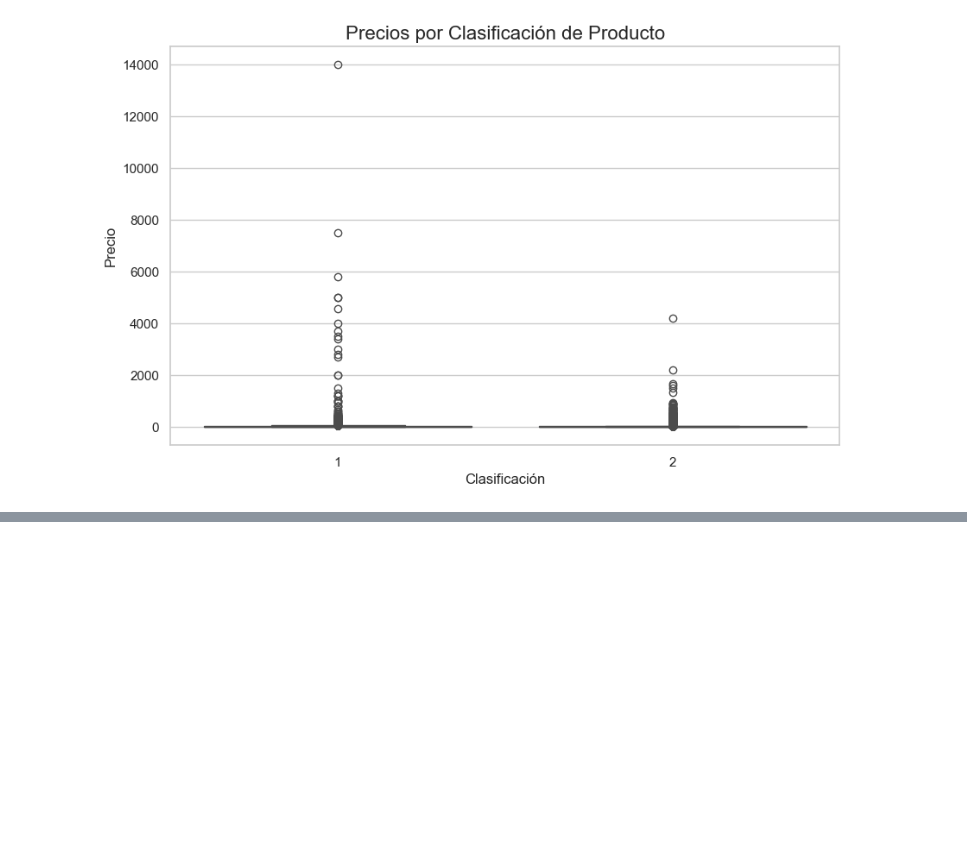
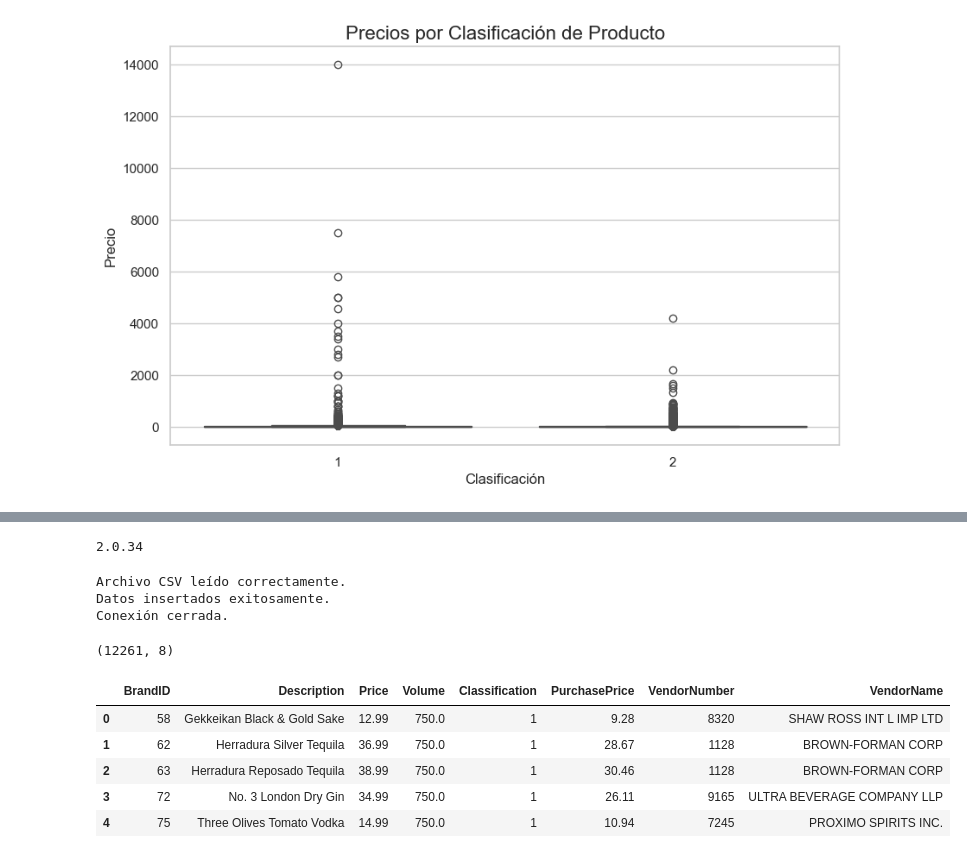
Before and after one commit to AMaximilianoLugo/DISLICORES, a Jupyter notebook: ETL-EDA/PreciosCompra2017.ipynb, the cells around one changed output, grey strips where cells are left out. Cells and saved outputs as stored; diff of their text form; code cells hidden in the pictures; blank space fills up the shorter version.

Commit message:
se poblo la tabla a sql

```diff
--- a/ETL-EDA/PreciosCompra2017.ipynb
+++ b/ETL-EDA/PreciosCompra2017.ipynb
@@ -376,0 +383,62 @@ plt.show()
+# %%
+import sqlalchemy
+print(sqlalchemy.__version__)
+# %% [output]
+2.0.34
+# %%
+import pandas as pd
+from sqlalchemy import create_engine
+
+# Parámetros de conexión
+server = 'dislicores-1.cxc0gcgy4dsz.us-east-2.rds.amazonaws.com'
+database = 'dislicores-1'
+username = 'admin'
+password = 'KingKong9#_9+'
+port = '1433'
+driver = 'ODBC Driver 17 for SQL Server'
+
+# Crear la cadena de conexión para SQLAlchemy
+connection_string = f'mssql+pyodbc://{username}:{password}@{server}:{port}/{database}?driver={driver}'
+engine = create_engine(connection_string)
+
+# Ruta al archivo CSV
+csv_file = r'PreciosCompra2017.csv'
+
+try:
+    # Leer el archivo CSV
+    df = pd.read_csv(csv_file)
+    print("Archivo CSV leído correctamente.")
+
+
+
+    # Nombre de la tabla en SQL Server
+    table_name = 'Producto'
+
+    # Insertar datos en la base de datos
+    df.to_sql(table_name, engine, if_exists='replace', index=False)
+    print("Datos insertados exitosamente.")
+
+except Exception as e:
+    print(f"Error al leer o insertar los datos: {e}")
+
+finally:
+    # Cerrar la conexión
+    engine.dispose()
+    print("Conexión cerrada.")
+# %% [output]
+Archivo CSV leído correctamente.
+Datos insertados exitosamente.
+Conexión cerrada.
+# %%
+df.shape
+# %% [output]
+(12261, 8)
+# %%
+df.head()
+# %% [output]
+|  | BrandID | Description | Price | Volume | Classification | PurchasePrice | VendorNumber | VendorName |
+| 0 | 58 | Gekkeikan Black & Gold Sake | 12.99 | 750.0 | 1 | 9.28 | 8320 | SHAW ROSS INT L IMP LTD |
+| 1 | 62 | Herradura Silver Tequila | 36.99 | 750.0 | 1 | 28.67 | 1128 | BROWN-FORMAN CORP |
+| 2 | 63 | Herradura Reposado Tequila | 38.99 | 750.0 | 1 | 30.46 | 1128 | BROWN-FORMAN CORP |
+| 3 | 72 | No. 3 London Dry Gin | 34.99 | 750.0 | 1 | 26.11 | 9165 | ULTRA BEVERAGE COMPANY LLP |
+| 4 | 75 | Three Olives Tomato Vodka | 14.99 | 750.0 | 1 | 10.94 | 7245 | PROXIMO SPIRITS INC. |
```
Also changed, not shown: parts of 14 cells of this notebook, 6 other files.
